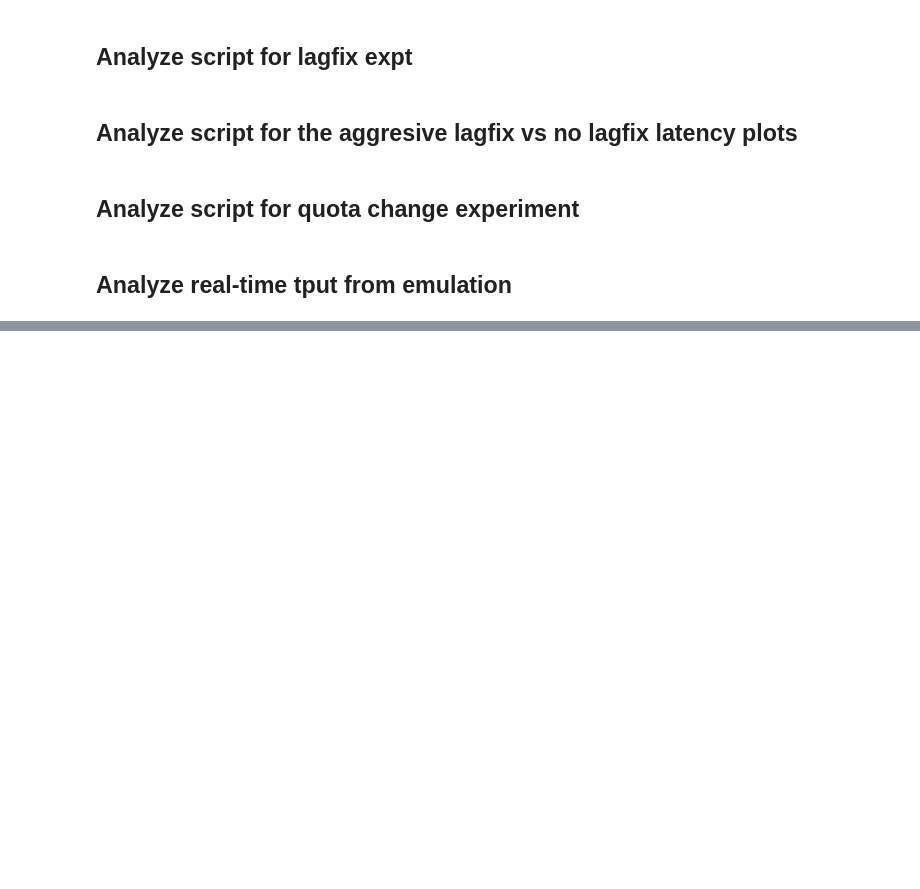
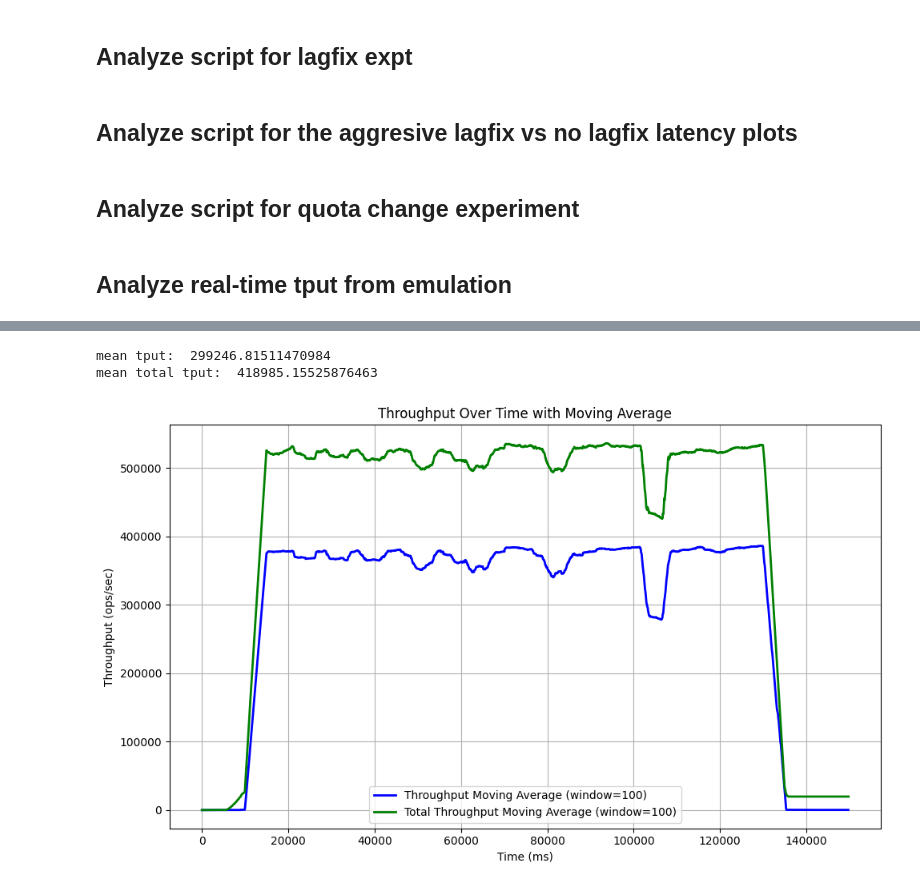
Before and after one commit to dassl-uiuc/speclog-artifact, a Jupyter notebook: benchmarking/scripts/analyze.ipynb, the cells around one changed output, grey strips where cells are left out. Drawn from its saved outputs; the diff is of its cells as text; code cells hidden in the pictures; blank space fills up the shorter version.

```diff
--- a/benchmarking/scripts/analyze.ipynb
+++ b/benchmarking/scripts/analyze.ipynb
@@ -879,31 +881,36 @@ total_tput_df = pd.DataFrame({
     'time': total_tput_timestamps,
     'total tput': total_tput_values,
 })
 
 tput_df = tput_df.sort_values(by='time')
 total_tput_df = total_tput_df.sort_values(by='time')
 
 # CONFIGURE WINDOW SIZE HERE
 window_size = 100  # Set the window size for the moving average
 tput_df['moving_avg'] = tput_df['tput'].rolling(window=window_size, min_periods=1).mean()
 total_tput_df['moving_avg'] = total_tput_df['total tput'].rolling(window=window_size, min_periods=1).mean()
 
 min_time = min(all_timestamps)
 
 tput_df['relative_time_ms'] = (tput_df['time'] - min_time).dt.total_seconds() * 1000
 total_tput_df['relative_time_ms'] = (total_tput_df['time'] - min_time).dt.total_seconds() * 1000
 
 plt.figure(figsize=(10, 6))
 plt.plot(tput_df['relative_time_ms'], tput_df['moving_avg'], label=f'Throughput Moving Average (window={window_size})', color='blue', linewidth=2)
 plt.plot(total_tput_df['relative_time_ms'], total_tput_df['moving_avg'], label=f'Total Throughput Moving Average (window={window_size})', color='green', linewidth=2)
 
 plt.xlabel('Time (ms)')
 plt.ylabel('Throughput (ops/sec)')
 plt.title('Throughput Over Time with Moving Average')
 plt.xticks(rotation=0)
-plt.xlim(xmin=25000)
 plt.legend()
 plt.grid(True)
 plt.tight_layout()
 
 plt.savefig("emulation_20.png", dpi=600)
+
+## print average throughput metrics
+# %% [output]
+mean tput:  299246.81511470984
+mean total tput:  418985.15525876463
+[figure, added]
```
Also changed, not shown: parts of 3 cells of this notebook, 16 other files.
